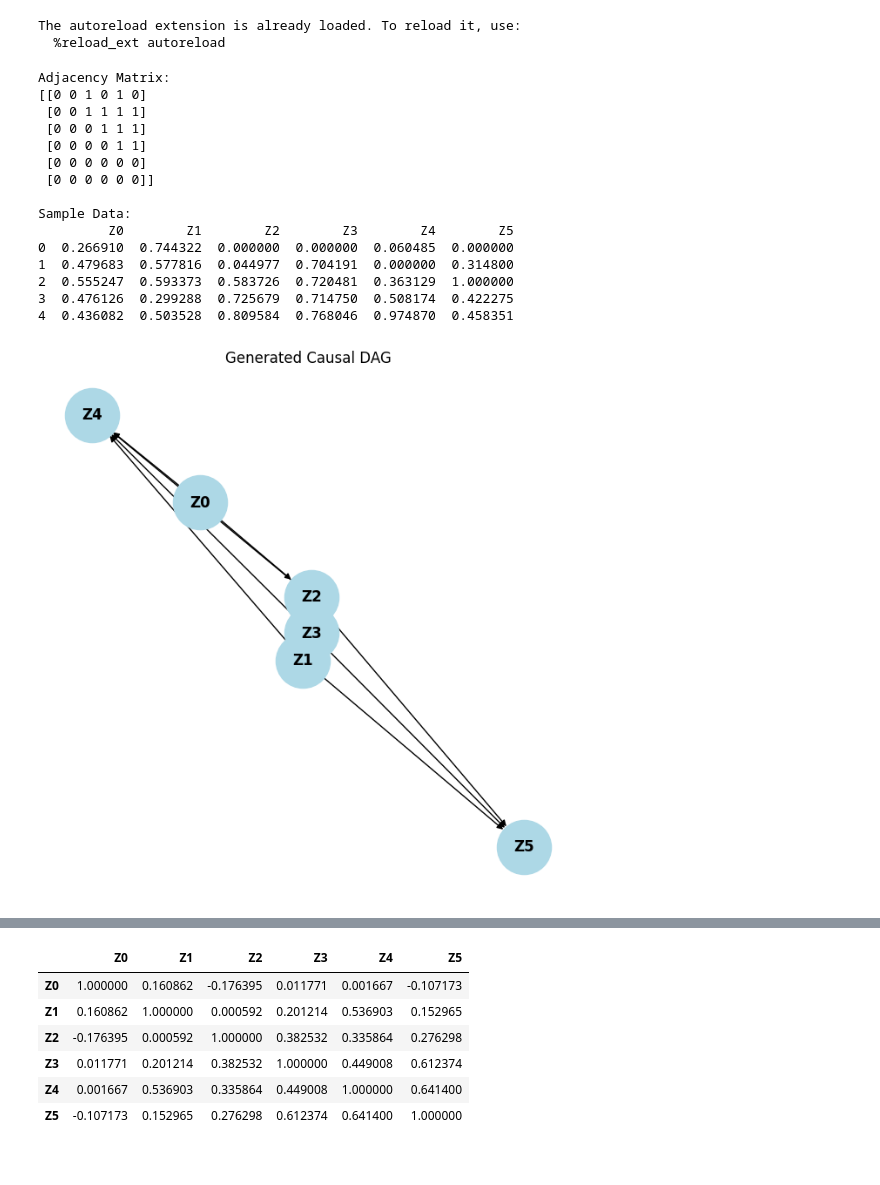
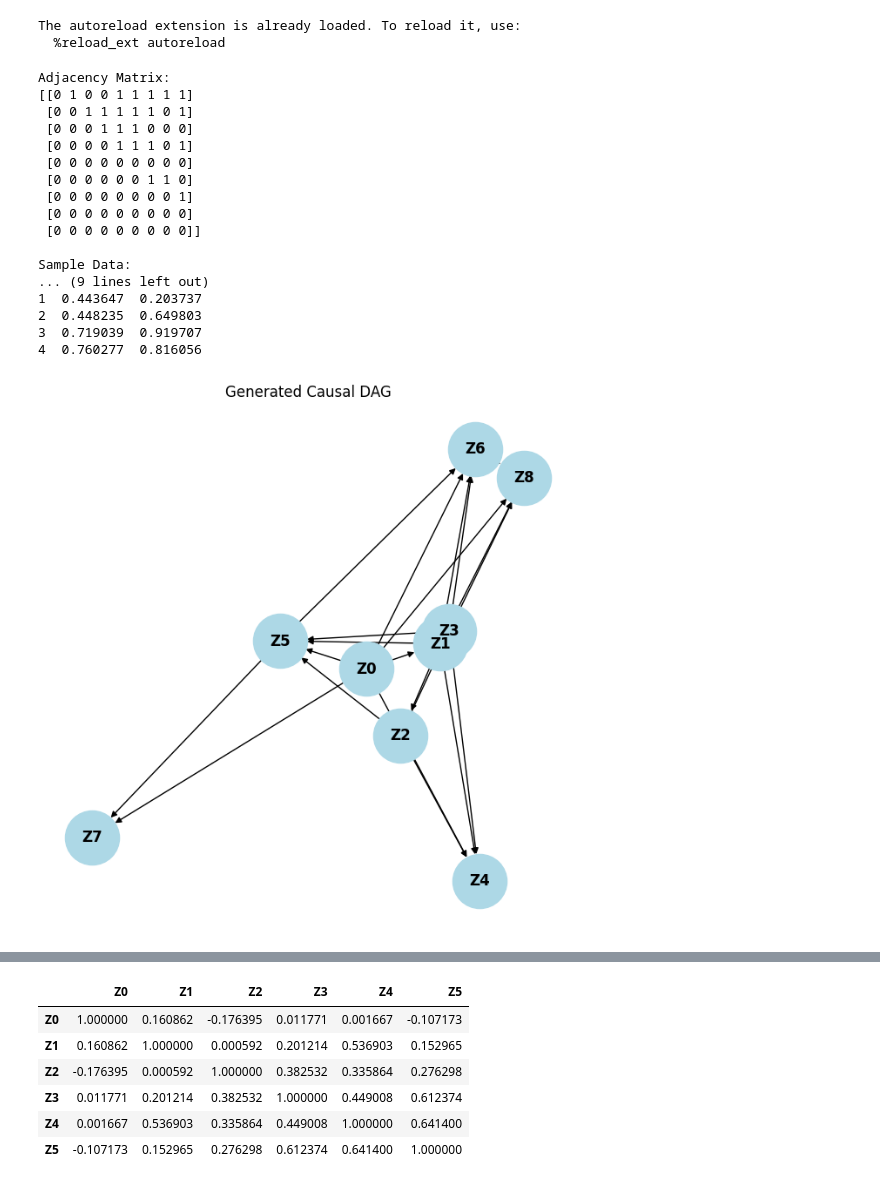
Before and after one commit to wasimahmadpk/cdmi, a Jupyter notebook: src/scms.ipynb, the cells around one changed output, grey strips where cells are left out. Drawn from its saved outputs; the diff is of its cells as text; code cells hidden in the pictures.

```diff
--- a/src/scms.ipynb
+++ b/src/scms.ipynb
@@ -21,37 +21,39 @@ from TSGen import CausalSimulator
 
 np.random.seed(1)
 # %%
-n_nodes = 6 # Total variables (10 variables)
+n_nodes = 9 # Total variables (10 variables)
 edge_prob = 0.66     # Probability of edge creation
 nonlinear_prob = 0.50 # Chance of nonlinearity per edge
 timesteps = 500
 
 sim = CausalSimulator(n_nodes, edge_prob, nonlinear_prob, 0.0, timesteps, seed=42)
 df, graph = sim.simulate()  # Only df and adj returned
 
 print("Adjacency Matrix:")
 print(graph)
 print("\nSample Data:")
 print(df.head())
 
 sim.draw_dag()
 # %% [output]
 Adjacency Matrix:
-[[0 0 1 0 1 0]
- [0 0 1 1 1 1]
- [0 0 0 1 1 1]
- [0 0 0 0 1 1]
- [0 0 0 0 0 0]
- [0 0 0 0 0 0]]
+[[0 1 0 0 1 1 1 1 1]
+ [0 0 1 1 1 1 1 0 1]
+ [0 0 0 1 1 1 0 0 0]
+ [0 0 0 0 1 1 1 0 1]
+ [0 0 0 0 0 0 0 0 0]
+ [0 0 0 0 0 0 1 1 0]
+ [0 0 0 0 0 0 0 0 1]
+ [0 0 0 0 0 0 0 0 0]
+ [0 0 0 0 0 0 0 0 0]]
 
 Sample Data:
-         Z0        Z1        Z2        Z3        Z4        Z5
-0  0.266910  0.744322  0.000000  0.000000  0.060485  0.000000
-1  0.479683  0.577816  0.044977  0.704191  0.000000  0.314800
-2  0.555247  0.593373  0.583726  0.720481  0.363129  1.000000
-3  0.476126  0.299288  0.725679  0.714750  0.508174  0.422275
-4  0.436082  0.503528  0.809584  0.768046  0.974870  0.458351
+... (9 lines left out)
+1  0.443647  0.203737
+2  0.448235  0.649803
+3  0.719039  0.919707
+4  0.760277  0.816056
-[figure, old version]
+[figure, new version]
 # %%
 df.iloc[:100, ].plot()
 # %% [output]
```
Also changed, not shown: parts of 7 cells of this notebook, 2 other files.
